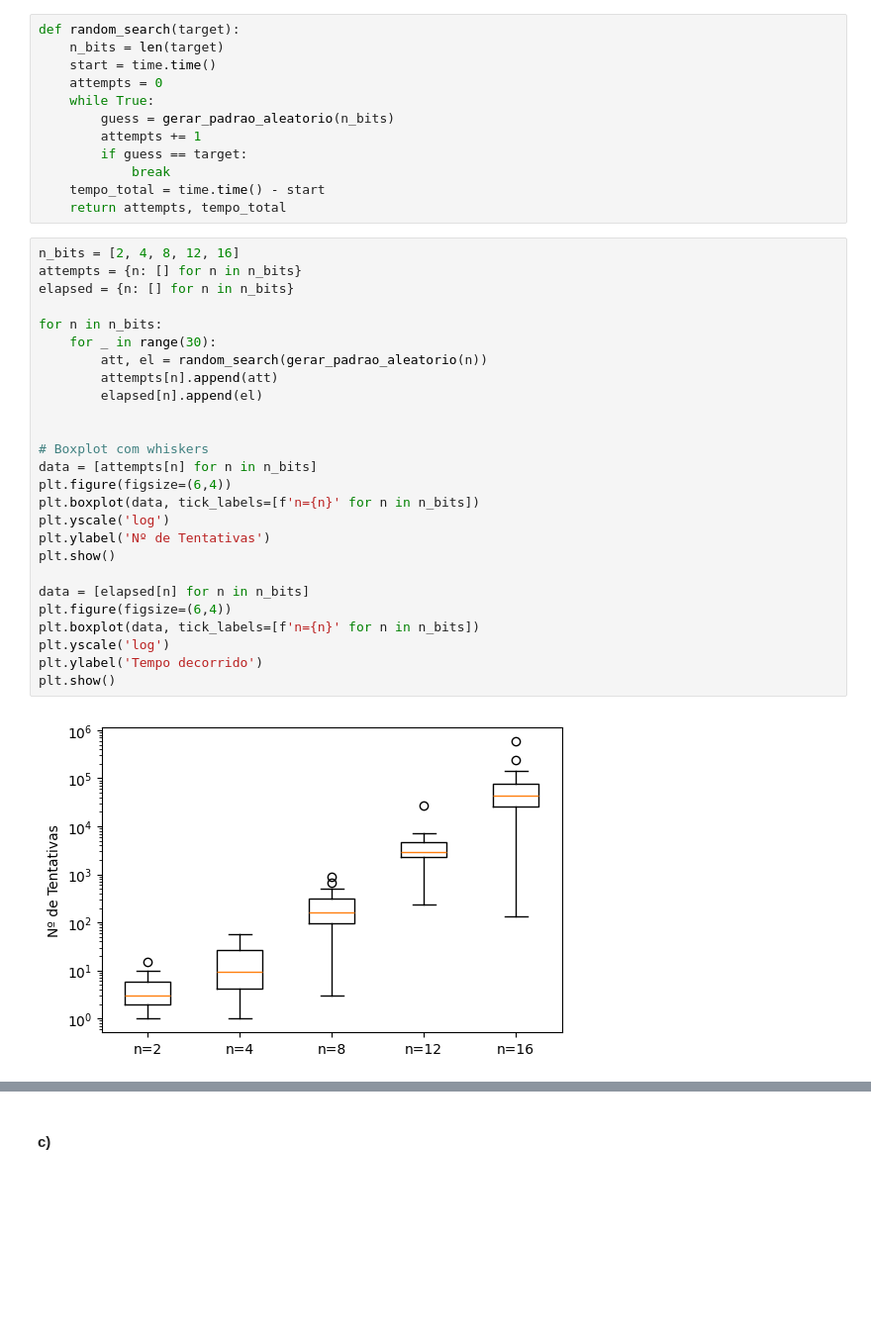
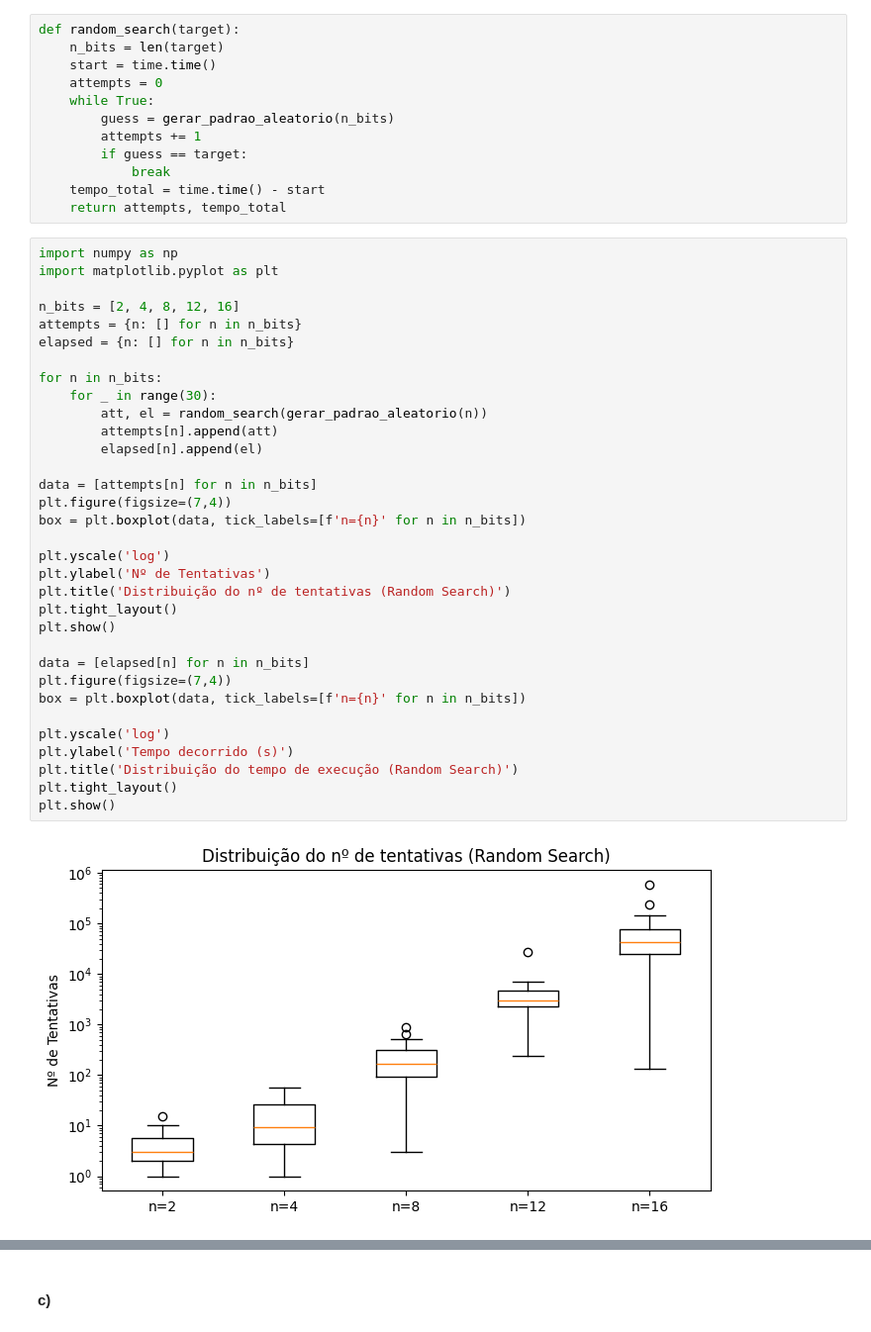
Before and after one commit to jpnoa1/IAA, a Jupyter notebook: lab3/lab3.ipynb, the cells around one changed output, grey strips where cells are left out. Shown: that part at 99% size. Cells and saved outputs as stored; diff of their text form; blank space fills up the shorter version.

```diff
--- a/lab3/lab3.ipynb
+++ b/lab3/lab3.ipynb
@@ -34,30 +34,37 @@ def random_search(target):
     tempo_total = time.time() - start
     return attempts, tempo_total
 # %%
+import numpy as np
+import matplotlib.pyplot as plt
+
 n_bits = [2, 4, 8, 12, 16]
 attempts = {n: [] for n in n_bits}
 elapsed = {n: [] for n in n_bits}
 
 for n in n_bits:
     for _ in range(30):
         att, el = random_search(gerar_padrao_aleatorio(n))
         attempts[n].append(att)
         elapsed[n].append(el)
 
+data = [attempts[n] for n in n_bits]
+plt.figure(figsize=(7,4))
+box = plt.boxplot(data, tick_labels=[f'n={n}' for n in n_bits])
 
-# Boxplot com whiskers
-data = [attempts[n] for n in n_bits]
-plt.figure(figsize=(6,4))
-plt.boxplot(data, tick_labels=[f'n={n}' for n in n_bits])
 plt.yscale('log')
 plt.ylabel('Nº de Tentativas')
+plt.title('Distribuição do nº de tentativas (Random Search)')
+plt.tight_layout()
 plt.show()
 
 data = [elapsed[n] for n in n_bits]
-plt.figure(figsize=(6,4))
-plt.boxplot(data, tick_labels=[f'n={n}' for n in n_bits])
+plt.figure(figsize=(7,4))
+box = plt.boxplot(data, tick_labels=[f'n={n}' for n in n_bits])
+
 plt.yscale('log')
-plt.ylabel('Tempo decorrido')
+plt.ylabel('Tempo decorrido (s)')
+plt.title('Distribuição do tempo de execução (Random Search)')
+plt.tight_layout()
 plt.show()
 # %% [output]
-[figure, old version]
+[figure, new version]
```
Also changed, not shown: parts of 13 cells of this notebook.
